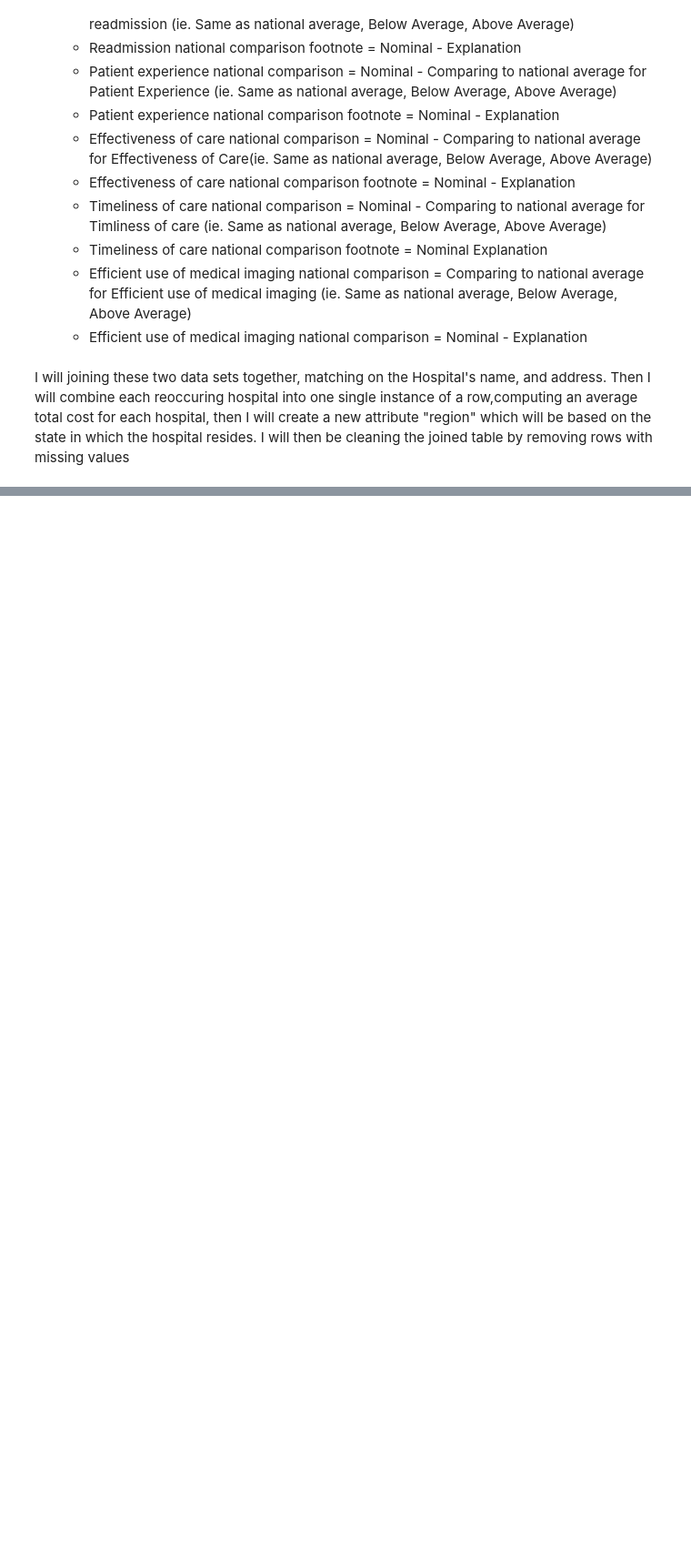
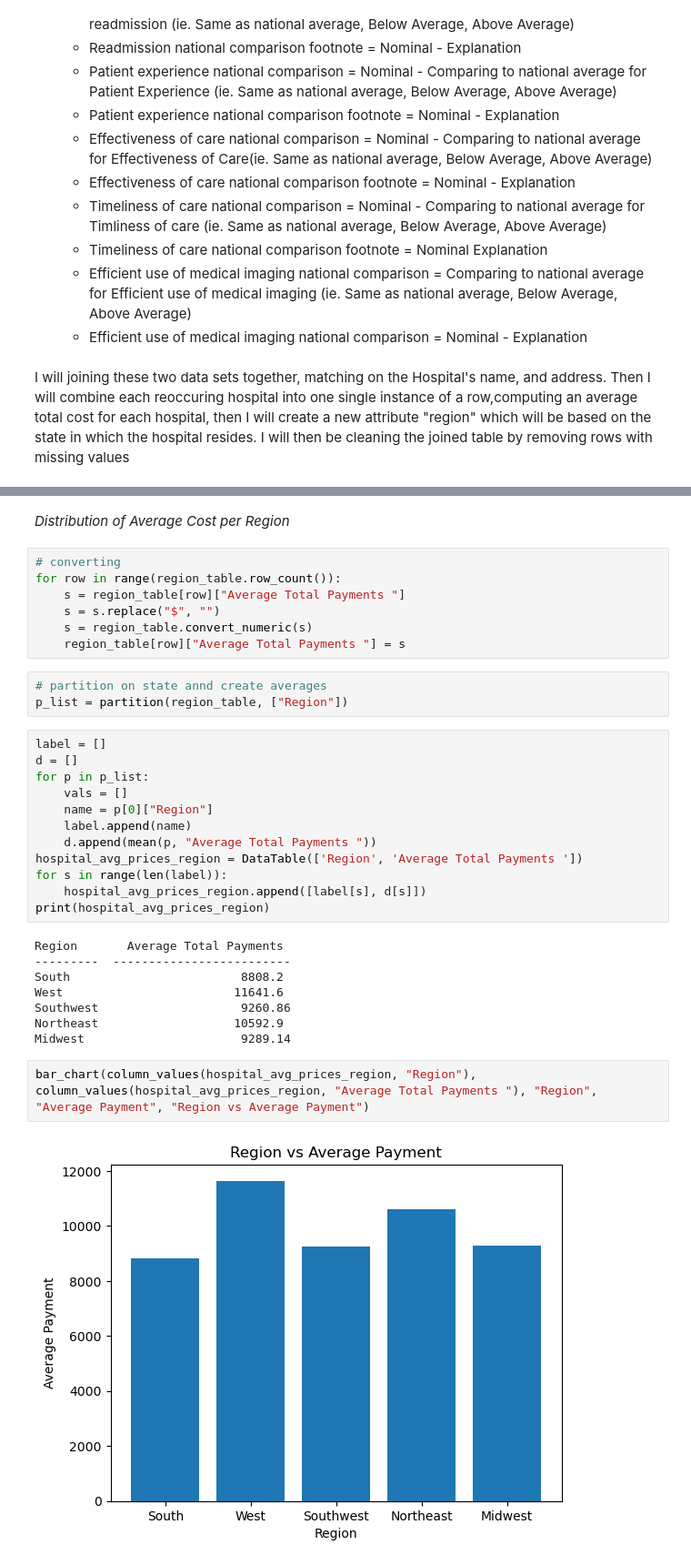
Before and after one commit to georgecalv/Hospital-Ratings-and-Cost, a Jupyter notebook: final_notebook.ipynb, the cells around one changed output, grey strips where cells are left out. Shown at 91% size. Drawn from its saved outputs; the diff is of its cells as text; blank space fills up the shorter version.

```diff
--- a/final_notebook.ipynb
+++ b/final_notebook.ipynb
@@ -65,0 +172,36 @@ I will joining these two data sets together, matching on the Hospital's name, an
+# %% [markdown]
+*Distribution of Average Cost per Region*
+# %%
+# converting
+for row in range(region_table.row_count()):
+    s = region_table[row]["Average Total Payments "]
+    s = s.replace("$", "")
+    s = region_table.convert_numeric(s)
+    region_table[row]["Average Total Payments "] = s
+# %%
+# partition on state annd create averages
+p_list = partition(region_table, ["Region"])
+# %%
+label = []
+d = []
+for p in p_list:
+    vals = []
+    name = p[0]["Region"]
+    label.append(name)
+    d.append(mean(p, "Average Total Payments "))
+hospital_avg_prices_region = DataTable(['Region', 'Average Total Payments '])
+for s in range(len(label)):
+    hospital_avg_prices_region.append([label[s], d[s]])
+print(hospital_avg_prices_region)
+# %% [output]
+Region       Average Total Payments
+---------  -------------------------
+South                        8808.2
+West                        11641.6
+Southwest                    9260.86
+Northeast                   10592.9
+Midwest                      9289.14
+# %%
+bar_chart(column_values(hospital_avg_prices_region, "Region"), column_values(hospital_avg_prices_region, "Average Total Payments "), "Region", "Average Payment", "Region vs Average Payment")
+# %% [output]
+[figure, added]
```
Also changed, not shown: parts of 38 cells of this notebook.
